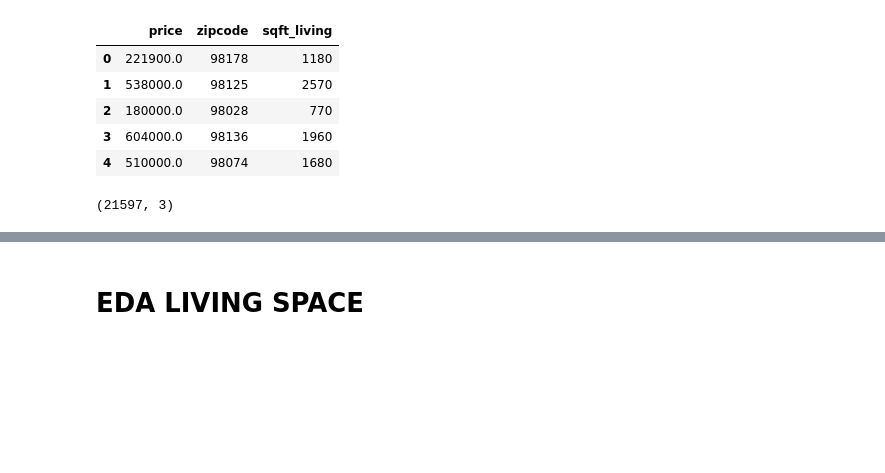
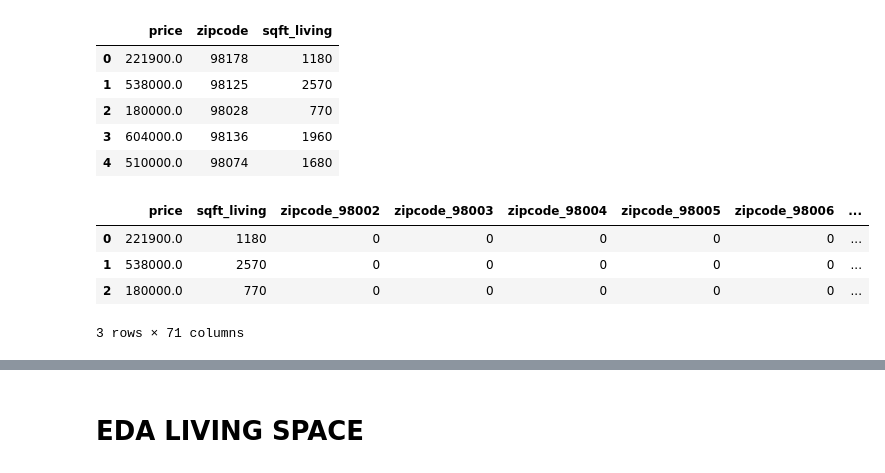
Before and after one commit to vivyhasadream/DS_P2_King-County-House-Sales-Predict, a Jupyter notebook: Han_2_EDA.ipynb, the cells around one changed output, grey strips where cells are left out. Cells and saved outputs as stored; diff of their text form; code cells hidden in the pictures; blank space fills up the shorter version.

```diff
--- a/Han_2_EDA.ipynb
+++ b/Han_2_EDA.ipynb
@@ -122,9 +101,12 @@ df_loc.head()
 | 2 | 180000.0 | 98028 | 770 |
 | 3 | 604000.0 | 98136 | 1960 |
 | 4 | 510000.0 | 98074 | 1680 |
-# %%
-df_loc.shape
-# %% [output]
-(21597, 3)
 # %%
 df_loc = pd.get_dummies(df_loc,columns=['zipcode'],drop_first=True)
+df_loc.head(3)
+# %% [output]
+|  | price | sqft_living | zipcode_98002 | zipcode_98003 | zipcode_98004 | zipcode_98005 | zipcode_98006 | ... |
+| 0 | 221900.0 | 1180 | 0 | 0 | 0 | 0 | 0 | ... |
+| 1 | 538000.0 | 2570 | 0 | 0 | 0 | 0 | 0 | ... |
+| 2 | 180000.0 | 770 | 0 | 0 | 0 | 0 | 0 | ... |
+3 rows × 71 columns
```
Also changed, not shown: parts of 24 cells of this notebook, 1 other file.
